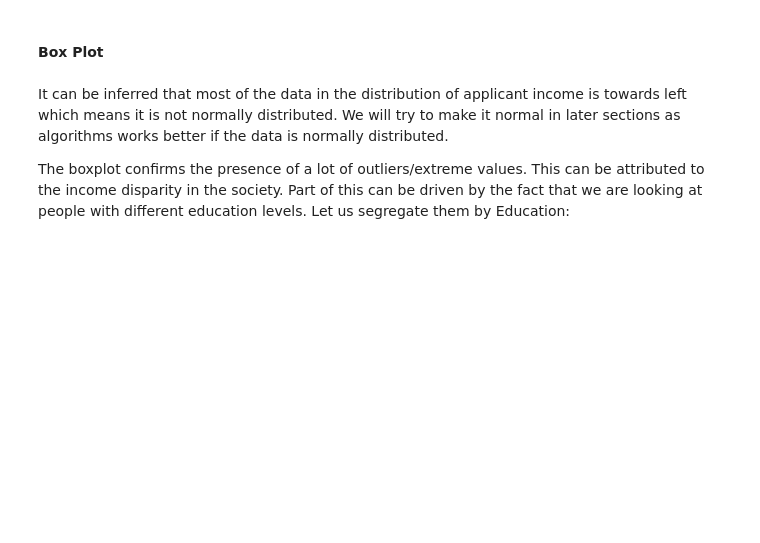
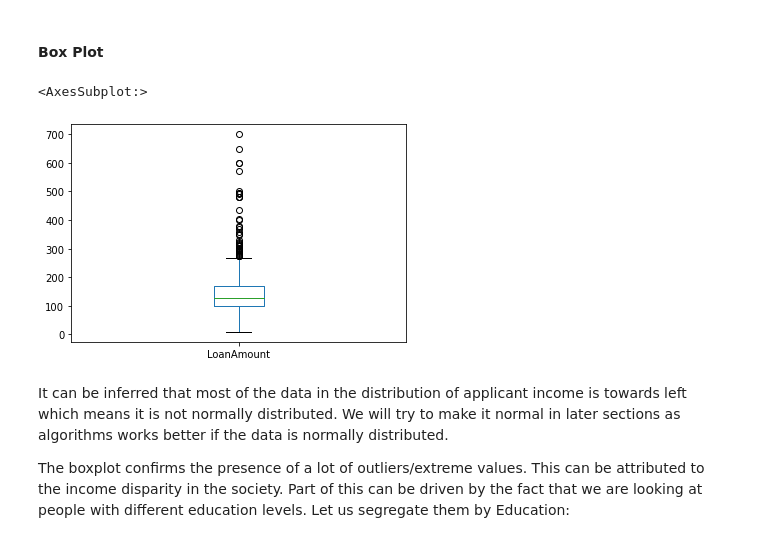
Before and after one commit to SR1608/Pandas, a Jupyter notebook: Pandas_Session_1.ipynb, the cells around one changed output. Saved outputs shown, nothing was run; the diff lists cells and outputs as text; code cells hidden in the pictures; blank space fills up the shorter version.

```diff
--- a/Pandas_Session_1.ipynb
+++ b/Pandas_Session_1.ipynb
@@ -228,5 +537,10 @@ Different types of variables are Categorical, ordinal and numerical.
 # %% [markdown]
 #### Box Plot
+# %%
+df['LoanAmount'].plot(kind="box")
+# %% [output]
+<AxesSubplot:>
+[figure, added]
 # %% [markdown]
 It can be inferred that most of the data in the distribution of applicant income is towards left which means it is not normally distributed. We will try to make it normal in later sections as algorithms works better if the data is normally distributed.
 
```
Also changed, not shown: parts of 49 cells of this notebook, 1 other file.
